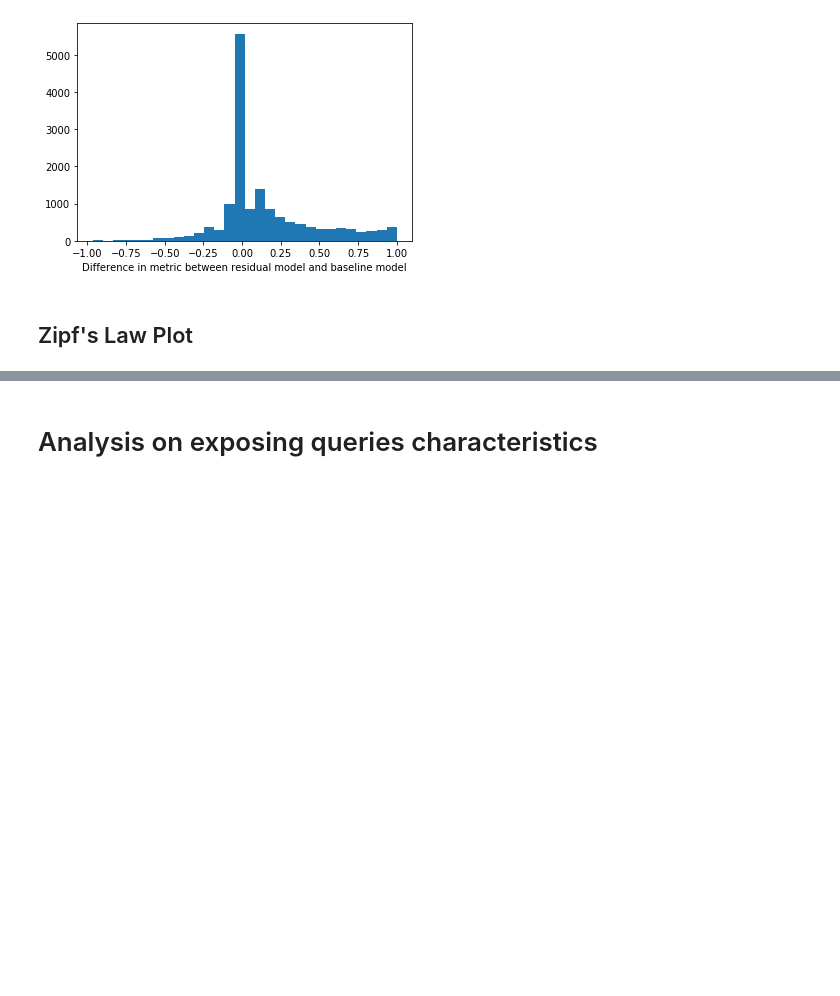
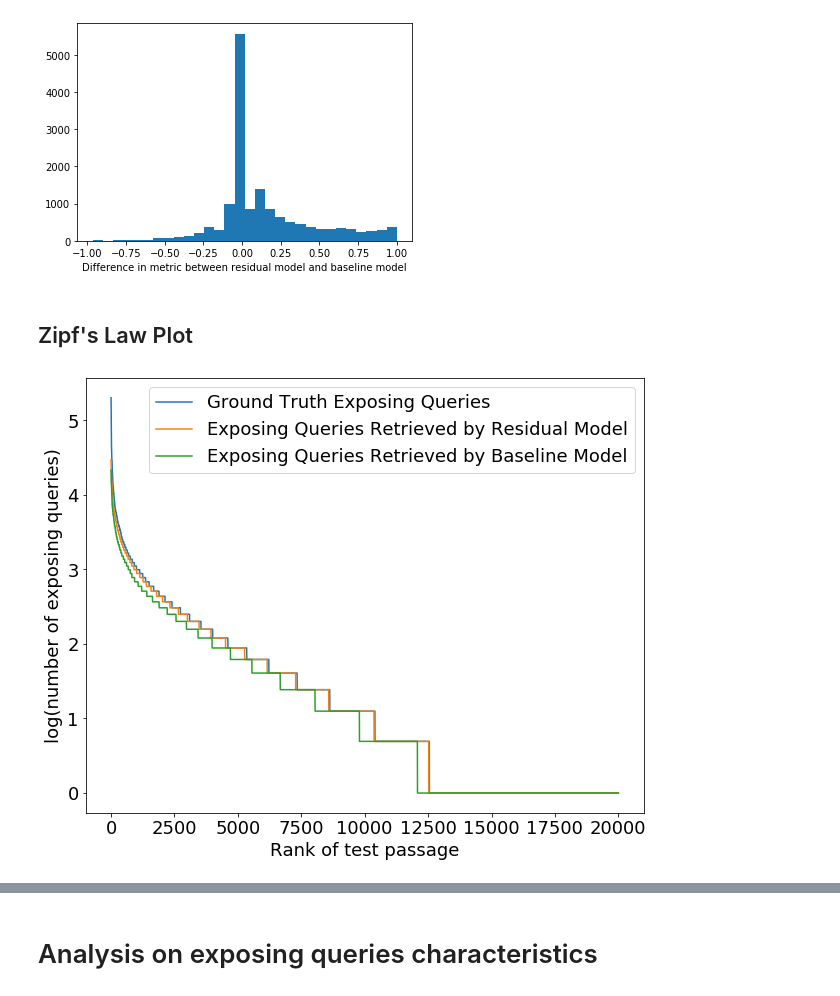
Before and after one commit to Chipxiang/search-exposure, a Jupyter notebook: visualization/final_plots.ipynb, the cells around one changed output, grey strips where cells are left out. Drawn from its saved outputs; the diff is of its cells as text; code cells hidden in the pictures; blank space fills up the shorter version.

```diff
--- a/visualization/final_plots.ipynb
+++ b/visualization/final_plots.ipynb
@@ -83,7 +372,8 @@ results = obj_reader("/datadrive/ruohan/final_evaluation/no_active_residual_5000
 # %%
 true_dict_100 = load_true_dict(k=100)
 # %%
-def plot_zipf_log(results, true_dict):
+def plot_zipf_log_linear(results, true_dict):
+    plt.rcParams.update({'font.size': 18})
     baseline_rank = results["forward_baseline_rank_test"]
     residual_rank = results["pred_rank_test"]
     n = len(baseline_rank)
@@ -97,14 +387,19 @@ def plot_zipf_log(results, true_dict):
     base = sorted(base, reverse=True)
     model = sorted(model, reverse=True)
     true = sorted(true, reverse=True)
-    x_rank = [np.log(i) for i in range(1,n+1)]
+    x_rank = [i for i in range(1,n+1)]
+    plt.figure(figsize=(10,8))
+#     x_rank = [np.log(i) for i in range(1,n+1)]
     plt.plot(x_rank, true, label="Ground Truth Exposing Queries")
     plt.plot(x_rank, model, label="Exposing Queries Retrieved by Residual Model")
     plt.plot(x_rank, base, label="Exposing Queries Retrieved by Baseline Model")
-    plt.hlines(np.log(100), np.log(1), np.log(n), linestyles='dashed', label="log(100)")
-    plt.xlabel("log(rank)")
-    plt.ylabel("log(count)")
+#     plt.hlines(np.log(100), 1, n, linestyles='dashed', label="log(100)")
+    plt.xlabel("Rank of test passage")
+    plt.ylabel("log(number of exposing queries)")
     plt.legend()
-    plt.savefig("log_log.pdf", dpi=1200)
+    plt.savefig("log_linear.pdf",dpi=2400, bbox_inches = 'tight')
     plt.show()
+    ref = [np.log(100), 1, n]
+
+    return x_rank, true, model, base, ref
 # %%
@@ -132,0 +467,4 @@ def plot_zipf(results, true_dict):
+# %%
+x_rank_log_lin, true_log_lin, model_log_lin, base_log_lin, ref_log_lin = plot_zipf_log_linear(results, true_dict_100)
+# %% [output]
+[figure, added]
```
Also changed, not shown: parts of 47 cells of this notebook, 5 other files.
